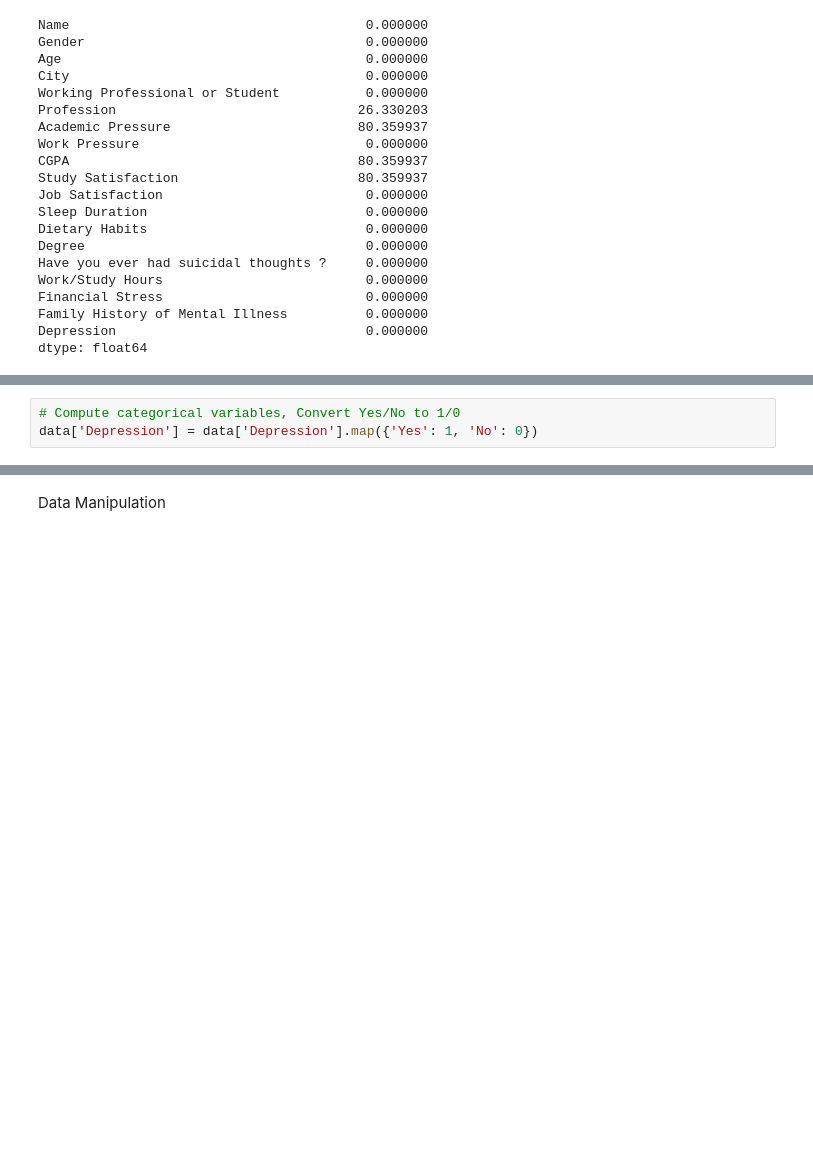
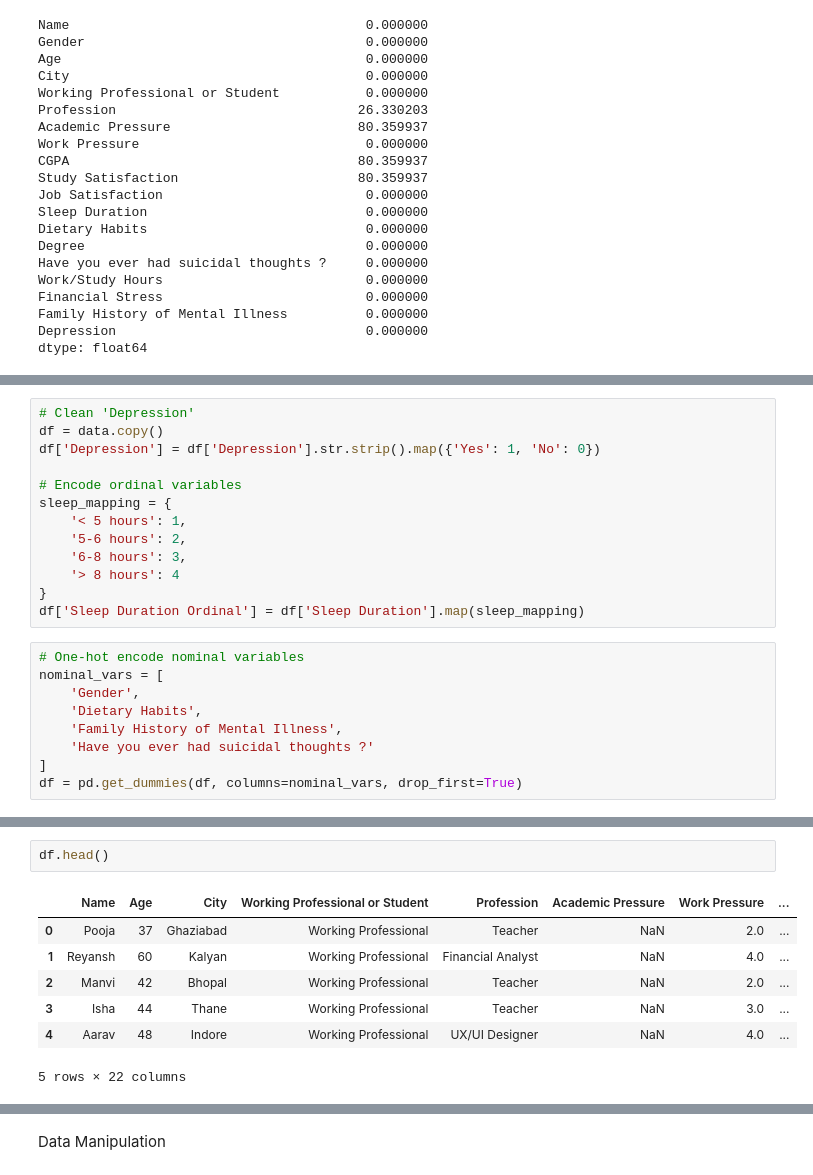
Before and after one commit to Monaa-cmd/Mental-Health, a Jupyter notebook: Process.ipynb, the cells around one changed output, grey strips where cells are left out. Drawn from its saved outputs; the diff is of its cells as text; blank space fills up the shorter version.

```diff
--- a/Process.ipynb
+++ b/Process.ipynb
@@ -173,3 +177,22 @@ KeyError: 'Gender'
-# %%
-# Compute categorical variables, Convert Yes/No to 1/0
-data['Depression'] = data['Depression'].map({'Yes': 1, 'No': 0})
+# %%
+# Clean 'Depression'
+df = data.copy()
+df['Depression'] = df['Depression'].str.strip().map({'Yes': 1, 'No': 0})
+
+# Encode ordinal variables
+sleep_mapping = {
+    '< 5 hours': 1,
+    '5-6 hours': 2,
+    '6-8 hours': 3,
+    '> 8 hours': 4
+}
+df['Sleep Duration Ordinal'] = df['Sleep Duration'].map(sleep_mapping)
+# %%
+# One-hot encode nominal variables
+nominal_vars = [
+    'Gender',
+    'Dietary Habits',
+    'Family History of Mental Illness',
+    'Have you ever had suicidal thoughts ?'
+]
+df = pd.get_dummies(df, columns=nominal_vars, drop_first=True)
@@ -175,0 +221,10 @@ data['Depression'] = data['Depression'].map({'Yes': 1, 'No': 0})
+# %%
+df.head()
+# %% [output]
+|  | Name | Age | City | Working Professional or Student | Profession | Academic Pressure | Work Pressure | ... |
+| 0 | Pooja | 37 | Ghaziabad | Working Professional | Teacher | NaN | 2.0 | ... |
+| 1 | Reyansh | 60 | Kalyan | Working Professional | Financial Analyst | NaN | 4.0 | ... |
+| 2 | Manvi | 42 | Bhopal | Working Professional | Teacher | NaN | 2.0 | ... |
+| 3 | Isha | 44 | Thane | Working Professional | Teacher | NaN | 3.0 | ... |
+| 4 | Aarav | 48 | Indore | Working Professional | UX/UI Designer | NaN | 4.0 | ... |
+5 rows × 22 columns
```
Also changed, not shown: parts of 11 cells of this notebook, 1 other file.
